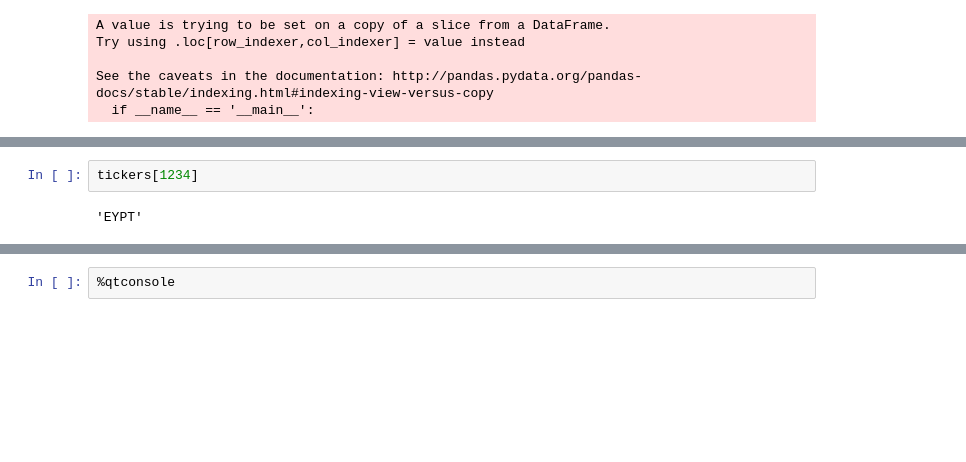
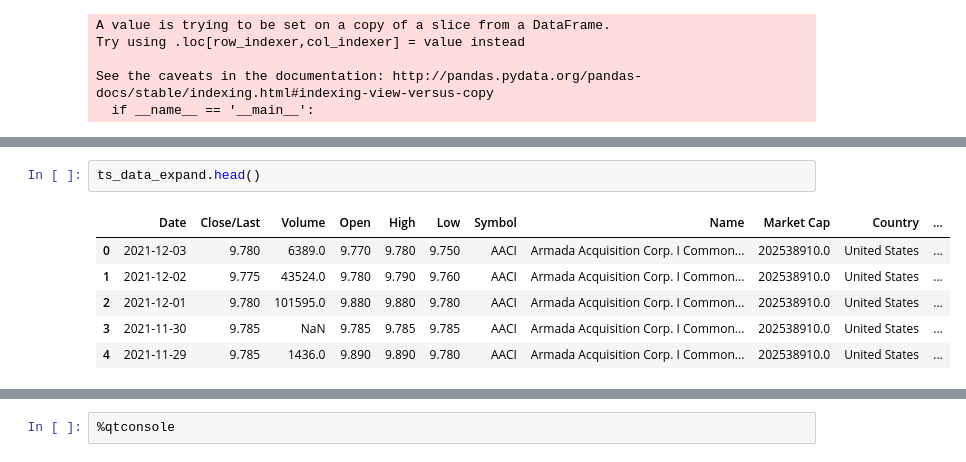
Before and after one commit to ayguno/nasdaq-time-series-analysis, a Jupyter notebook: 1 Parsing and structuring NASDAQ time-series.ipynb, the cells around one changed output, grey strips where cells are left out. Saved outputs shown, nothing was run; the diff lists cells and outputs as text; blank space fills up the shorter version.

```diff
--- a/1 Parsing and structuring NASDAQ time-series.ipynb
+++ b/1 Parsing and structuring NASDAQ time-series.ipynb
@@ -115,4 +112,9 @@ ModuleNotFoundError: No module named 'tqdm'
-# %%
-tickers[1234]
-# %% [output]
-'EYPT'
+# %%
+ts_data_expand.head()
+# %% [output]
+|  | Date | Close/Last | Volume | Open | High | Low | Symbol | Name | Market Cap | Country | ... |
+| 0 | 2021-12-03 | 9.780 | 6389.0 | 9.770 | 9.780 | 9.750 | AACI | Armada Acquisition Corp. I Common... | 202538910.0 | United States | ... |
+| 1 | 2021-12-02 | 9.775 | 43524.0 | 9.780 | 9.790 | 9.760 | AACI | Armada Acquisition Corp. I Common... | 202538910.0 | United States | ... |
+| 2 | 2021-12-01 | 9.780 | 101595.0 | 9.880 | 9.880 | 9.780 | AACI | Armada Acquisition Corp. I Common... | 202538910.0 | United States | ... |
+| 3 | 2021-11-30 | 9.785 | NaN | 9.785 | 9.785 | 9.785 | AACI | Armada Acquisition Corp. I Common... | 202538910.0 | United States | ... |
+| 4 | 2021-11-29 | 9.785 | 1436.0 | 9.890 | 9.890 | 9.780 | AACI | Armada Acquisition Corp. I Common... | 202538910.0 | United States | ... |
```
Also changed, not shown: parts of 15 cells of this notebook.
